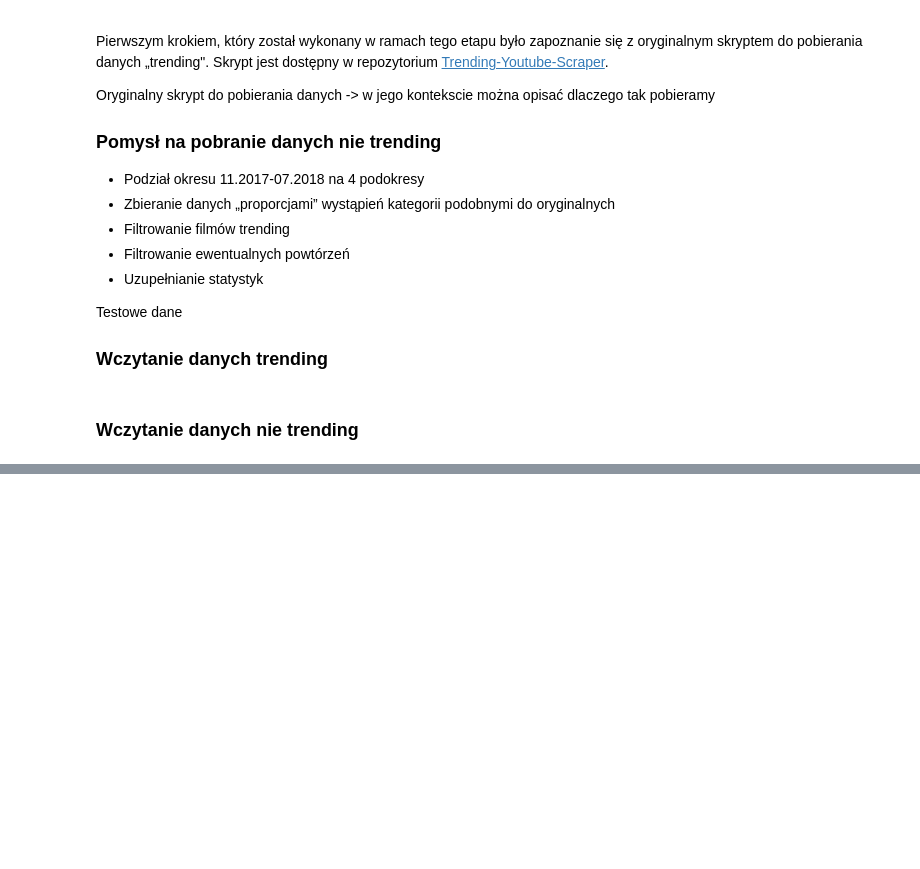
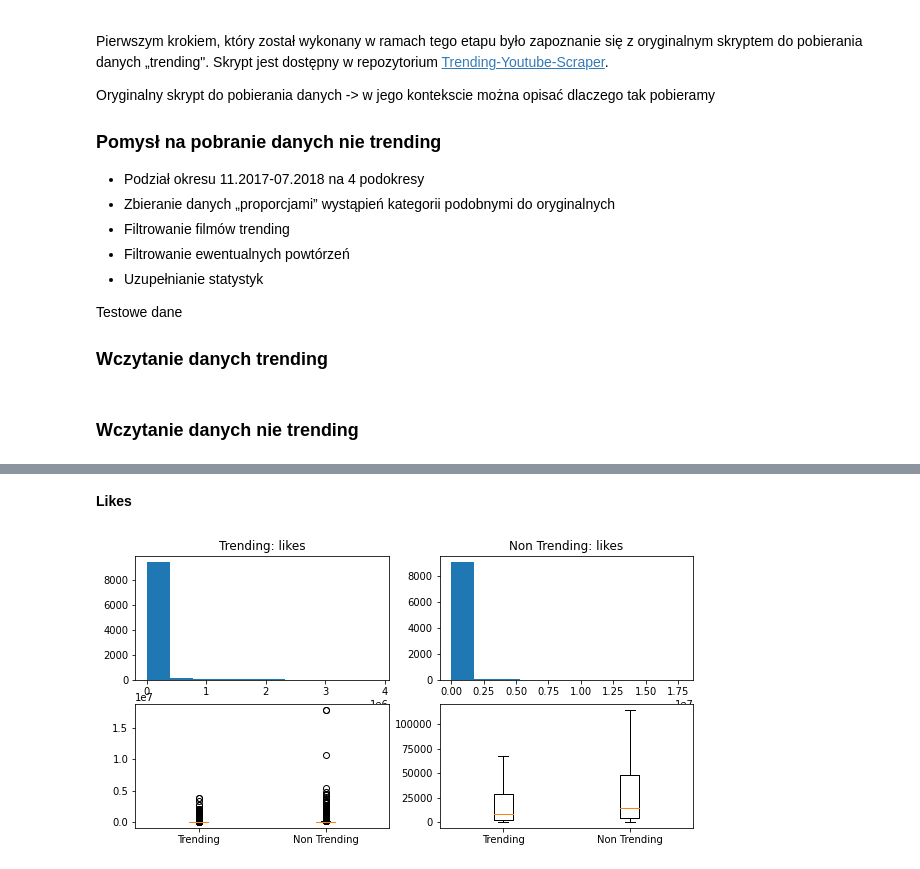
Before and after one commit to DominikKossinski/PED, a Jupyter notebook: notebooks/PED_5.ipynb, the cells around one changed output, grey strips where cells are left out. Drawn from its saved outputs; the diff is of its cells as text; code cells hidden in the pictures; blank space fills up the shorter version.

```diff
--- a/notebooks/PED_5.ipynb
+++ b/notebooks/PED_5.ipynb
@@ -94,0 +84,6 @@ plt.show()
+# %% [markdown]
+**Likes**
+# %%
+plot_numeric_attr("likes", trending_videos, non_trending_videos)
+# %% [output]
+[figure, added]
```
Also changed, not shown: parts of 26 cells of this notebook, 3 other files.
